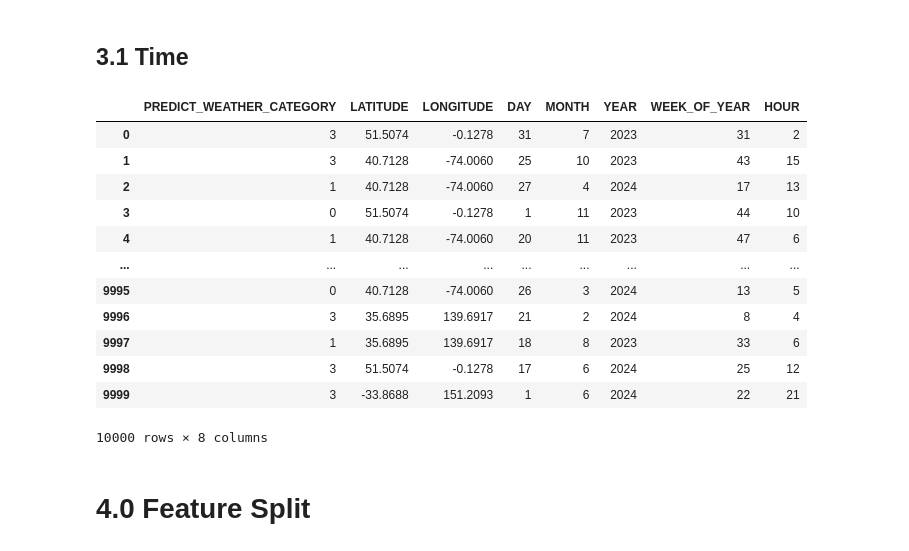
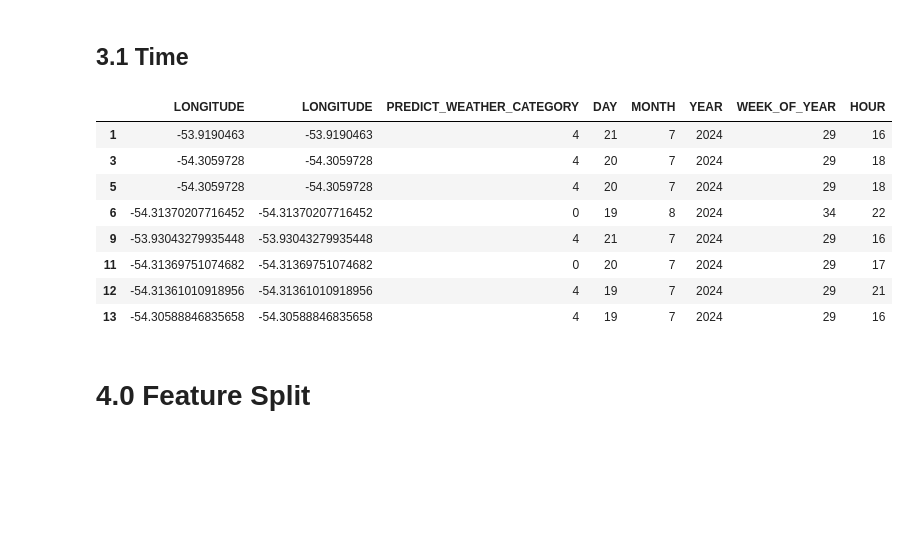
Before and after one commit to FilipePacheco73/WeatherWizard-DS, a Jupyter notebook: Feature_Engineering.ipynb, the cells around one changed output. Cells and saved outputs as stored; diff of their text form; code cells hidden in the pictures; blank space fills up the shorter version.

```diff
--- a/Feature_Engineering.ipynb
+++ b/Feature_Engineering.ipynb
@@ -62,0 +44,6 @@ dataset_df
+# %%
+df_cleaned = df_cleaned[~(df_loaded['USER_ANSWER'].isna())]
+df_cleaned = df_cleaned[['LONGITUDE', 'LONGITUDE', 'TIMESTAMP', 'USER_ANSWER', 'IF_WRONG_ANSWER', 'PREDICT_WEATHER_CATEGORY']]
+df_cleaned['IF_WRONG_ANSWER'] = df_cleaned['IF_WRONG_ANSWER'].str.upper()
+df_cleaned['TIMESTAMP'] = df_cleaned['TIMESTAMP'].astype(int)
+df_cleaned
@@ -62,0 +62,4 @@ dataset_df
+# %%
+df_cleaned['PREDICT_WEATHER_CATEGORY'] = df_cleaned.apply(lambda x : x['IF_WRONG_ANSWER'] if x['IF_WRONG_ANSWER'] !=  '-' else x['PREDICT_WEATHER_CATEGORY'], axis = 1)
+df_cleaned = df_cleaned.drop(columns = ['USER_ANSWER', 'IF_WRONG_ANSWER'])
+df_cleaned
@@ -62,0 +78,8 @@ dataset_df
+# %%
+df_transformed = df_cleaned.copy()
+# %%
+index_to_class = {0: 'CLOUDY', 1: 'FOG', 2: 'RAINY', 3: 'SNOW', 4: 'SUNNY'}
+CLASS_INDEX = {'CLOUDY': 0, 'FOG': 1, 'RAINY': 2, 'SNOW': 3, 'SUNNY': 4}
+
+df_transformed['PREDICT_WEATHER_CATEGORY'] = df_transformed['PREDICT_WEATHER_CATEGORY'].map(CLASS_INDEX)
+df_transformed
@@ -65,60 +98,56 @@ dataset_df
 # %% [markdown]
 ## 3.1 Time
 # %%
-def transform_dataset(dataset_df):
+def transform_dataset(df_transformed):
     """
     Transforms the original DataFrame by converting UNIX timestamps to datetime and extracting additional time-based features.
 
     Parameters:
-    dataset_df (pd.DataFrame): The original DataFrame containing a 'TIMESTAMP' column with UNIX timestamps.
+    df_transformed (pd.DataFrame): The original DataFrame containing a 'TIMESTAMP' column with UNIX timestamps.
 
     Returns:
     pd.DataFrame: The transformed DataFrame with additional columns for date and time features.
     """
 
     def convert_unix_timestamp(timestamp):
         """
         Converts a UNIX timestamp to a datetime object.
 
         Parameters:
         timestamp (int): The UNIX timestamp to convert.
 
         Returns:
         datetime: The corresponding datetime object.
         """
-        return datetime.fromtimestamp(timestamp)
+        return datetime.fromtimestamp(timestamp/1000)
 
     # Convert the UNIX timestamps to datetime objects
-    dataset_df['DATE'] = dataset_df['TIMESTAMP'].apply(convert_unix_timestamp)
+    df_transformed['DATE'] = df_transformed['TIMESTAMP'].apply(convert_unix_timestamp)
 
     # Extract additional time-based features from the 'DATE' column
-    dataset_df['DAY'] = dataset_df['DATE'].dt.day
-    dataset_df['MONTH'] = dataset_df['DATE'].dt.month
-    dataset_df['YEAR'] = dataset_df['DATE'].dt.year
-    dataset_df['WEEK_OF_YEAR'] = dataset_df['DATE'].dt.isocalendar().week
-    dataset_df['HOUR'] = dataset_df['DATE'].dt.hour
+    df_transformed['DAY'] = df_transformed['DATE'].dt.day
+    df_transformed['MONTH'] = df_transformed['DATE'].dt.month
+    df_transformed['YEAR'] = df_transformed['DATE'].dt.year
+    df_transformed['WEEK_OF_YEAR'] = df_transformed['DATE'].dt.isocalendar().week
+    df_transformed['HOUR'] = df_transformed['DATE'].dt.hour
 
     # Excluding unecessary columns
-    dataset_df = dataset_df.drop(columns = ['DATE', 'TIMESTAMP'])
+    df_transformed = df_transformed.drop(columns = ['DATE', 'TIMESTAMP'])
 
-    return dataset_df
+    return df_transformed
 
-dataset_fe = transform_dataset(dataset_df)
+dataset_fe = transform_dataset(df_transformed)
 dataset_fe
 # %% [output]
-|  | PREDICT_WEATHER_CATEGORY | LATITUDE | LONGITUDE | DAY | MONTH | YEAR | WEEK_OF_YEAR | HOUR |
-| 0 | 3 | 51.5074 | -0.1278 | 31 | 7 | 2023 | 31 | 2 |
-| 1 | 3 | 40.7128 | -74.0060 | 25 | 10 | 2023 | 43 | 15 |
-| 2 | 1 | 40.7128 | -74.0060 | 27 | 4 | 2024 | 17 | 13 |
-| 3 | 0 | 51.5074 | -0.1278 | 1 | 11 | 2023 | 44 | 10 |
-| 4 | 1 | 40.7128 | -74.0060 | 20 | 11 | 2023 | 47 | 6 |
-| ... | ... | ... | ... | ... | ... | ... | ... | ... |
-| 9995 | 0 | 40.7128 | -74.0060 | 26 | 3 | 2024 | 13 | 5 |
-| 9996 | 3 | 35.6895 | 139.6917 | 21 | 2 | 2024 | 8 | 4 |
-| 9997 | 1 | 35.6895 | 139.6917 | 18 | 8 | 2023 | 33 | 6 |
-| 9998 | 3 | 51.5074 | -0.1278 | 17 | 6 | 2024 | 25 | 12 |
-| 9999 | 3 | -33.8688 | 151.2093 | 1 | 6 | 2024 | 22 | 21 |
+|  | LONGITUDE | LONGITUDE | PREDICT_WEATHER_CATEGORY | DAY | MONTH | YEAR | WEEK_OF_YEAR | HOUR |
+| 1 | -53.9190463 | -53.9190463 | 4 | 21 | 7 | 2024 | 29 | 16 |
+| 3 | -54.3059728 | -54.3059728 | 4 | 20 | 7 | 2024 | 29 | 18 |
+| 5 | -54.3059728 | -54.3059728 | 4 | 20 | 7 | 2024 | 29 | 18 |
+| 6 | -54.31370207716452 | -54.31370207716452 | 0 | 19 | 8 | 2024 | 34 | 22 |
+| 9 | -53.93043279935448 | -53.93043279935448 | 4 | 21 | 7 | 2024 | 29 | 16 |
+| 11 | -54.31369751074682 | -54.31369751074682 | 0 | 20 | 7 | 2024 | 29 | 17 |
+| 12 | -54.31361010918956 | -54.31361010918956 | 4 | 19 | 7 | 2024 | 29 | 21 |
+| 13 | -54.30588846835658 | -54.30588846835658 | 4 | 19 | 7 | 2024 | 29 | 16 |
-10000 rows × 8 columns
 # %% [markdown]
 # 4.0 Feature Split
 # %%
```
Also changed, not shown: parts of 16 cells of this notebook.
